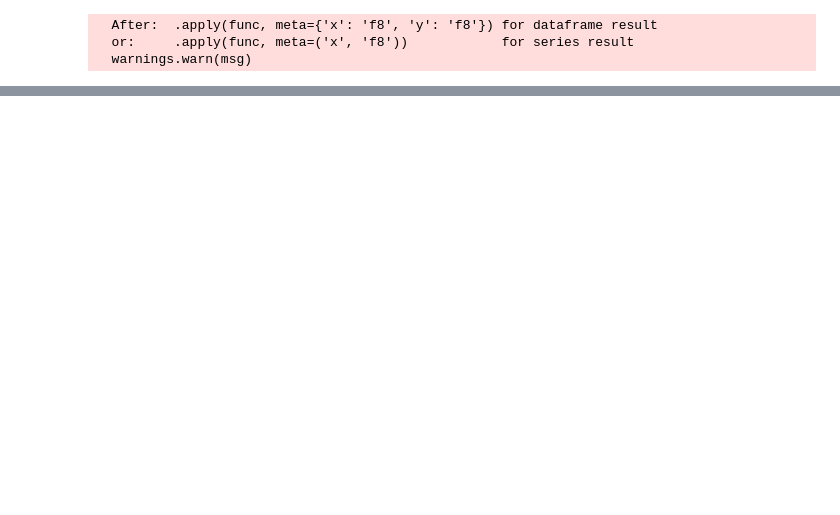
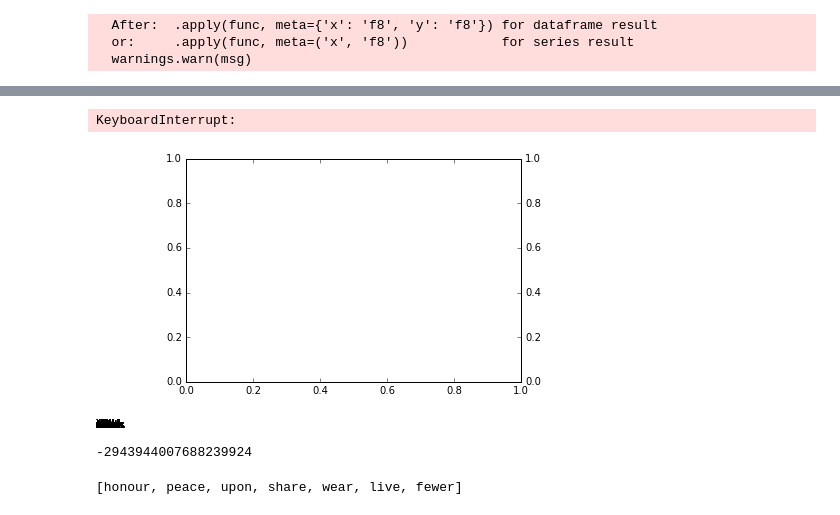
Before and after one commit to JamesPHoughton/homer, a Jupyter notebook: sandbox_py3.ipynb, the cells around one changed output, grey strips where cells are left out. Drawn from its saved outputs; the diff is of its cells as text; code cells hidden in the pictures; blank space fills up the shorter version.

Commit message:
Working tree structure

```diff
--- a/sandbox_py3.ipynb
+++ b/sandbox_py3.ipynb
@@ -209,0 +24,9 @@ root.k_children[-1].k_children
+# %%
+root = collection.tree
+# %%
+ax = plt.gca()
+ax_test = ax.twinx()
+root.layout(ax_test)
+# %% [output]
+KeyboardInterrupt:
+[figure, added]
@@ -209,0 +35,8 @@ root.k_children[-1].k_children
+# %%
+a
+# %% [output]
+-2943944007688239924
+# %%
+a.k_children
+# %% [output]
+[honour, peace, upon, share, wear, live, fewer]
```
Also changed, not shown: parts of 21 cells of this notebook, 3 other files.
